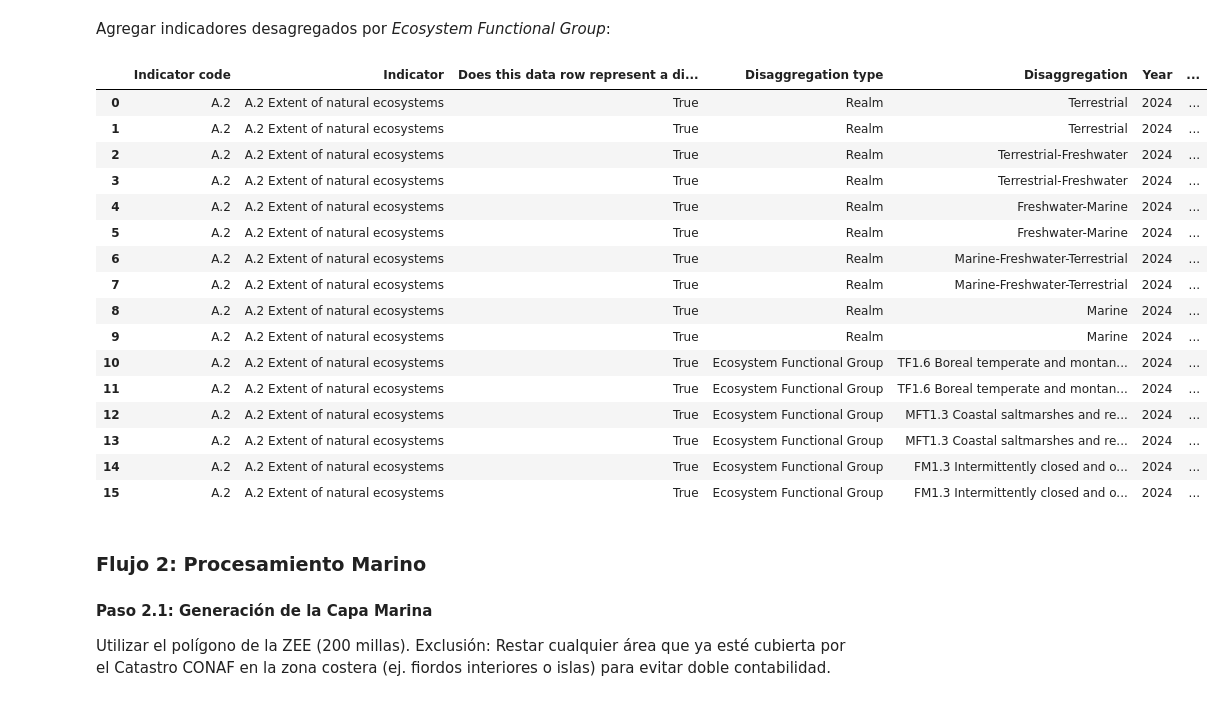
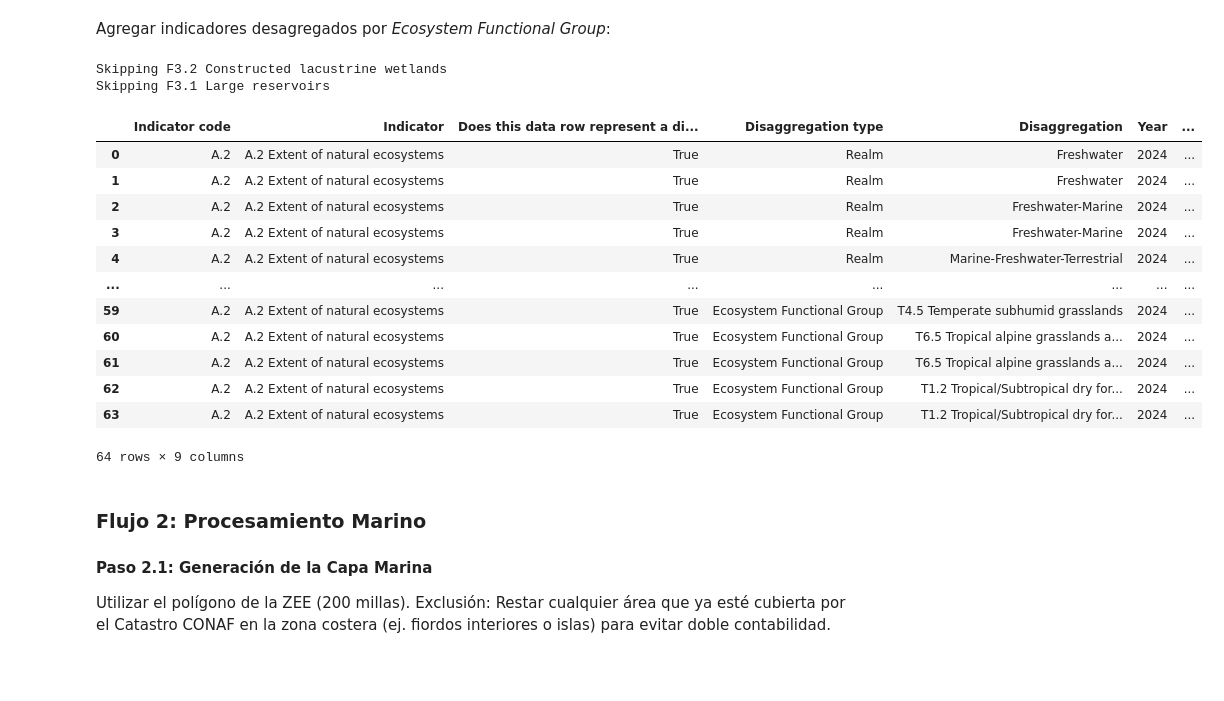
Before and after one commit to IEB-BIODATA/7NR-Indicators, a Jupyter notebook: indicadores/A_2_Extent_of_natural_ecosystems/A_2_Extent_of_natural_ecosystems.ipynb, the cells around one changed output. Saved outputs shown, nothing was run; the diff lists cells and outputs as text; code cells hidden in the pictures; blank space fills up the shorter version.

```diff
--- a/indicadores/A_2_Extent_of_natural_ecosystems/A_2_Extent_of_natural_ecosystems.ipynb
+++ b/indicadores/A_2_Extent_of_natural_ecosystems/A_2_Extent_of_natural_ecosystems.ipynb
@@ -145,8 +138,8 @@ Las capas de EFG terrestre y marino fueron unidas por cada grupo funcional y alm
 # %% [markdown]
 Para cada grupo funcional se elimina los polígonos no incluidos como áreas naturales utilizando un nuevo script de Python. Los resultados se almacenan en la base de datos intermedia. Los resultados se muestran consultando a dicha base de datos.
 # %%
-efg_code = pd.read_excel("data/ajuste_a2.xlsx", sheet_name="Hoja1", header=0)
-efg_code
+efg_code_continental = pd.read_excel("data/ajuste_a2.xlsx", sheet_name="EFG_continental", header=0)
+efg_code_continental
 # %% [output]
 |  | Código EFG | EFG (Ecosystem Functional Group) | Realm (Reino) |
 | 0 | F1.6 | Episodic arid rivers | Freshwater |
@@ -196,7 +189,7 @@ Wall time: 180 ms
 | 26 | Tropical alpine grasslands and he... | 6.727136e+06 | 6.706926e+06 | 0.996996 |
 | 27 | Tropical/Subtropical dry forests ... | 2.068678e+06 | 9.845929e+05 | 0.475953 |
 # %%
-efg_terrestre = efg_terrestre.merge(efg_code, left_on="group", right_on="EFG (Ecosystem Functional Group)", how="left")
+efg_terrestre = efg_terrestre.merge(efg_code_continental, left_on="group", right_on="EFG (Ecosystem Functional Group)", how="left")
 efg_terrestre
 # %% [output]
 |  | group | area_total | area_natural | porcentaje | Código EFG | EFG (Ecosystem Functional Group) | Realm (Reino) |
@@ -254,8 +247,8 @@ print(f"Área total: {area_continental:.2f} ha")
 # %% [markdown]
 Agrupar por _Realm_:
 # %%
-efg_realm = efg_terrestre.groupby("Realm (Reino)").sum("area_natural")
-efg_realm
+efg_realm_continental = efg_terrestre.groupby("Realm (Reino)").sum("area_natural")
+efg_realm_continental
 # %% [output]
 |  | area_total | area_natural | porcentaje |
 | Realm (Reino) |  |  |  |
@@ -300,34 +292,42 @@ indicador
 # %% [markdown]
 Agregar indicadores desagregados por _Ecosystem Functional Group_:
 # %%
-mask = indicador["Disaggregation type"] == "Ecosystem Functional Group"
-disaggregations = pd.unique(indicador[mask]["Disaggregation"])
-for efg in disaggregations:
-    code = efg.split(" ")[0]
-    curr_mask = mask & (indicador["Disaggregation"] == efg)
-    area = efg_terrestre[efg_terrestre["Código EFG"] == code]["area_natural"].iloc[0]
-    mask_hectares = curr_mask & (indicador["Unit"] == "Hectares")
-    indicador.loc[indicador[curr_mask & (indicador["Unit"] == "Hectares")].index, "Value"] = area
-    indicador.loc[indicador[curr_mask & (indicador["Unit"] == "Percent")].index, "Value"] = area * 100 / area_continental
-indicador
+for idx, row in efg_terrestre.iterrows():
+    efg_name = f"{row['Código EFG']} {row['group']}"
+    if abs(row["area_natural"]) < 1e-6:
+        print(f"Skipping {efg_name}")
+    else:
+        hectares_row = [
+            indicator_code, indicator_name, is_disaggregation,
+            "Ecosystem Functional Group", efg_name, year_indicator, "Hectares", row["area_natural"],
+            hectares_footnote
+        ]
+        percent_row = [
+            indicator_code, indicator_name, is_disaggregation,
+            "Ecosystem Functional Group", efg_name, year_indicator, "Percent", row["area_natural"] * 100 / area_continental,
+            percent_footnote_continental
+        ]
+        indicator = pd.concat([
+            indicator,
+            pd.DataFrame([hectares_row, percent_row], columns=indicator_columns)
+        ], ignore_index=True)
+indicator
 # %% [output]
+Skipping F3.2 Constructed lacustrine wetlands
+Skipping F3.1 Large reservoirs
 |  | Indicator code | Indicator | Does this data row represent a di... | Disaggregation type | Disaggregation | Year | ... |
-| 0 | A.2 | A.2 Extent of natural ecosystems | True | Realm | Terrestrial | 2024 | ... |
-| 1 | A.2 | A.2 Extent of natural ecosystems | True | Realm | Terrestrial | 2024 | ... |
-| 2 | A.2 | A.2 Extent of natural ecosystems | True | Realm | Terrestrial-Freshwater | 2024 | ... |
-| 3 | A.2 | A.2 Extent of natural ecosystems | True | Realm | Terrestrial-Freshwater | 2024 | ... |
-| 4 | A.2 | A.2 Extent of natural ecosystems | True | Realm | Freshwater-Marine | 2024 | ... |
-| 5 | A.2 | A.2 Extent of natural ecosystems | True | Realm | Freshwater-Marine | 2024 | ... |
-| 6 | A.2 | A.2 Extent of natural ecosystems | True | Realm | Marine-Freshwater-Terrestrial | 2024 | ... |
-| 7 | A.2 | A.2 Extent of natural ecosystems | True | Realm | Marine-Freshwater-Terrestrial | 2024 | ... |
-| 8 | A.2 | A.2 Extent of natural ecosystems | True | Realm | Marine | 2024 | ... |
-| 9 | A.2 | A.2 Extent of natural ecosystems | True | Realm | Marine | 2024 | ... |
-| 10 | A.2 | A.2 Extent of natural ecosystems | True | Ecosystem Functional Group | TF1.6 Boreal temperate and montan... | 2024 | ... |
-| 11 | A.2 | A.2 Extent of natural ecosystems | True | Ecosystem Functional Group | TF1.6 Boreal temperate and montan... | 2024 | ... |
-| 12 | A.2 | A.2 Extent of natural ecosystems | True | Ecosystem Functional Group | MFT1.3 Coastal saltmarshes and re... | 2024 | ... |
-| 13 | A.2 | A.2 Extent of natural ecosystems | True | Ecosystem Functional Group | MFT1.3 Coastal saltmarshes and re... | 2024 | ... |
-| 14 | A.2 | A.2 Extent of natural ecosystems | True | Ecosystem Functional Group | FM1.3 Intermittently closed and o... | 2024 | ... |
-| 15 | A.2 | A.2 Extent of natural ecosystems | True | Ecosystem Functional Group | FM1.3 Intermittently closed and o... | 2024 | ... |
+| 0 | A.2 | A.2 Extent of natural ecosystems | True | Realm | Freshwater | 2024 | ... |
+| 1 | A.2 | A.2 Extent of natural ecosystems | True | Realm | Freshwater | 2024 | ... |
+| 2 | A.2 | A.2 Extent of natural ecosystems | True | Realm | Freshwater-Marine | 2024 | ... |
+| 3 | A.2 | A.2 Extent of natural ecosystems | True | Realm | Freshwater-Marine | 2024 | ... |
+| 4 | A.2 | A.2 Extent of natural ecosystems | True | Realm | Marine-Freshwater-Terrestrial | 2024 | ... |
+| ... | ... | ... | ... | ... | ... | ... | ... |
+| 59 | A.2 | A.2 Extent of natural ecosystems | True | Ecosystem Functional Group | T4.5 Temperate subhumid grasslands | 2024 | ... |
+| 60 | A.2 | A.2 Extent of natural ecosystems | True | Ecosystem Functional Group | T6.5 Tropical alpine grasslands a... | 2024 | ... |
+| 61 | A.2 | A.2 Extent of natural ecosystems | True | Ecosystem Functional Group | T6.5 Tropical alpine grasslands a... | 2024 | ... |
+| 62 | A.2 | A.2 Extent of natural ecosystems | True | Ecosystem Functional Group | T1.2 Tropical/Subtropical dry for... | 2024 | ... |
+| 63 | A.2 | A.2 Extent of natural ecosystems | True | Ecosystem Functional Group | T1.2 Tropical/Subtropical dry for... | 2024 | ... |
+64 rows × 9 columns
 # %% [markdown]
 ### Flujo 2: Procesamiento Marino
 
```
Also changed, not shown: parts of 17 cells of this notebook.
